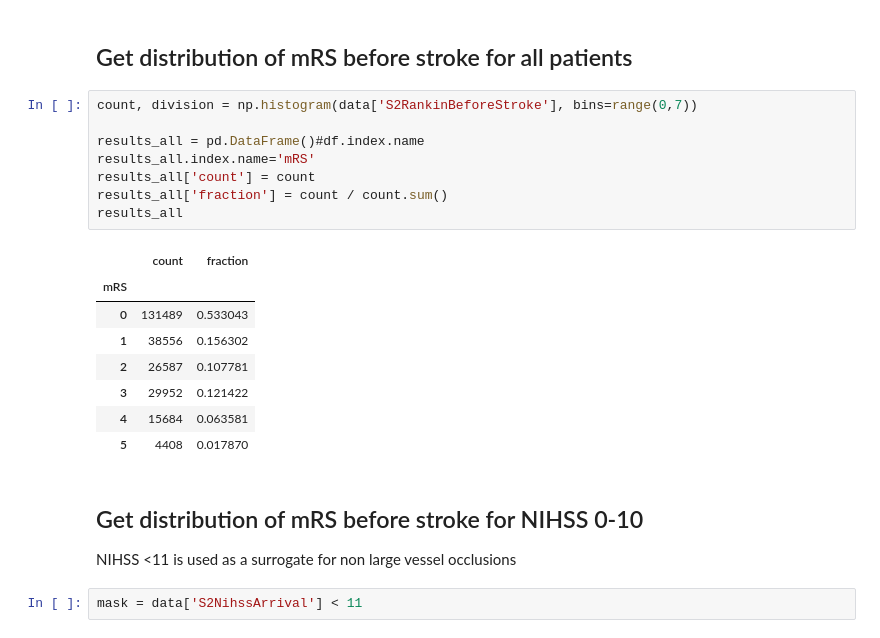
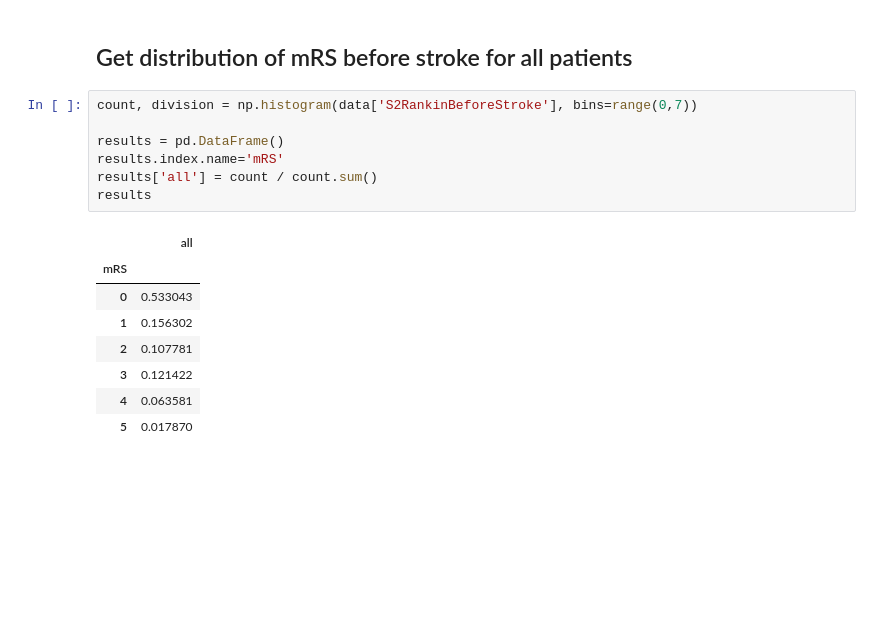
Before and after one commit to samuel-book/samuel-1, a Jupyter notebook: _sources/descriptive_stats/08_prestroke_mrs.ipynb, the cells around one changed output. Saved outputs shown, nothing was run; the diff lists cells and outputs as text; blank space fills up the shorter version.

```diff
--- a/_sources/descriptive_stats/08_prestroke_mrs.ipynb
+++ b/_sources/descriptive_stats/08_prestroke_mrs.ipynb
@@ -22,23 +23,16 @@ data = pd.read_csv(
 # %%
 count, division = np.histogram(data['S2RankinBeforeStroke'], bins=range(0,7))
 
-results_all = pd.DataFrame()#df.index.name
-results_all.index.name='mRS'
-results_all['count'] = count
-results_all['fraction'] = count / count.sum()
-results_all
+results = pd.DataFrame()
+results.index.name='mRS'
+results['all'] = count / count.sum()
+results
 # %% [output]
-|  | count | fraction |
-| mRS |  |  |
-| 0 | 131489 | 0.533043 |
-| 1 | 38556 | 0.156302 |
-| 2 | 26587 | 0.107781 |
-| 3 | 29952 | 0.121422 |
-| 4 | 15684 | 0.063581 |
-| 5 | 4408 | 0.017870 |
+|  | all |
+| mRS |  |
+| 0 | 0.533043 |
+| 1 | 0.156302 |
+| 2 | 0.107781 |
+| 3 | 0.121422 |
+| 4 | 0.063581 |
+| 5 | 0.017870 |
-# %% [markdown]
-## Get distribution of mRS before stroke for NIHSS 0-10
-
-NIHSS <11 is used as a surrogate for non large vessel occlusions
-# %%
-mask = data['S2NihssArrival'] < 11
```
Also changed, not shown: parts of 12 cells of this notebook, 11 other files.
